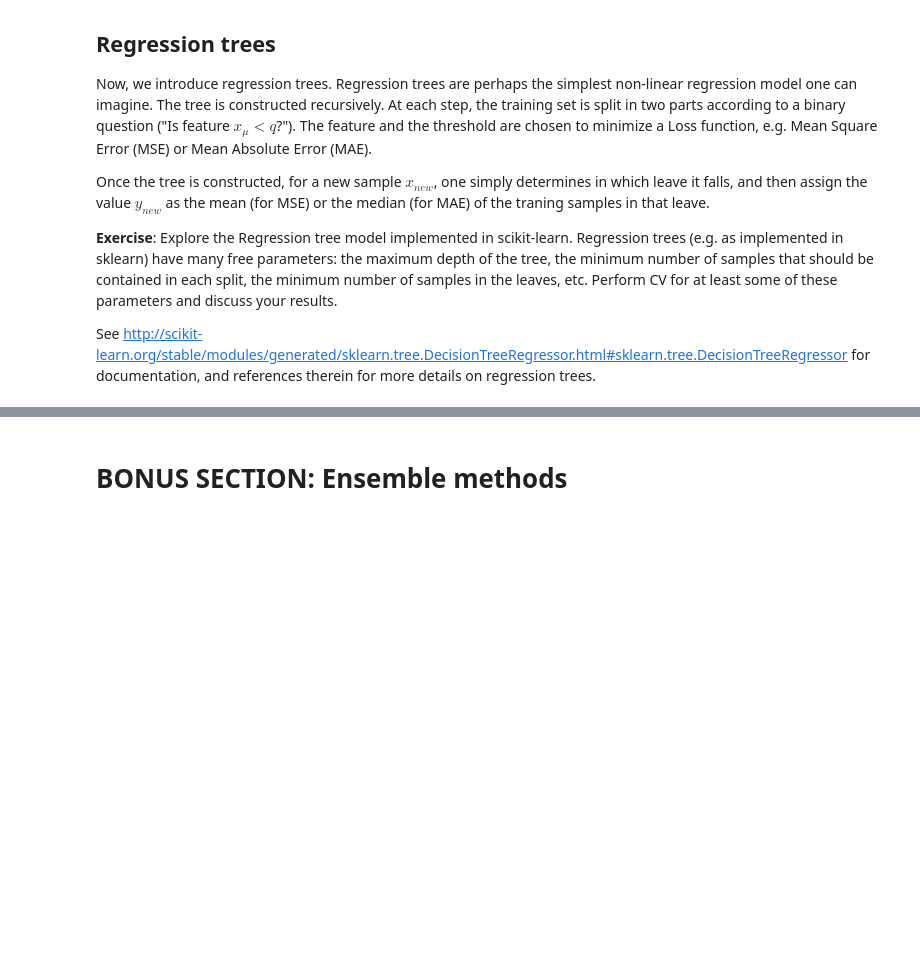
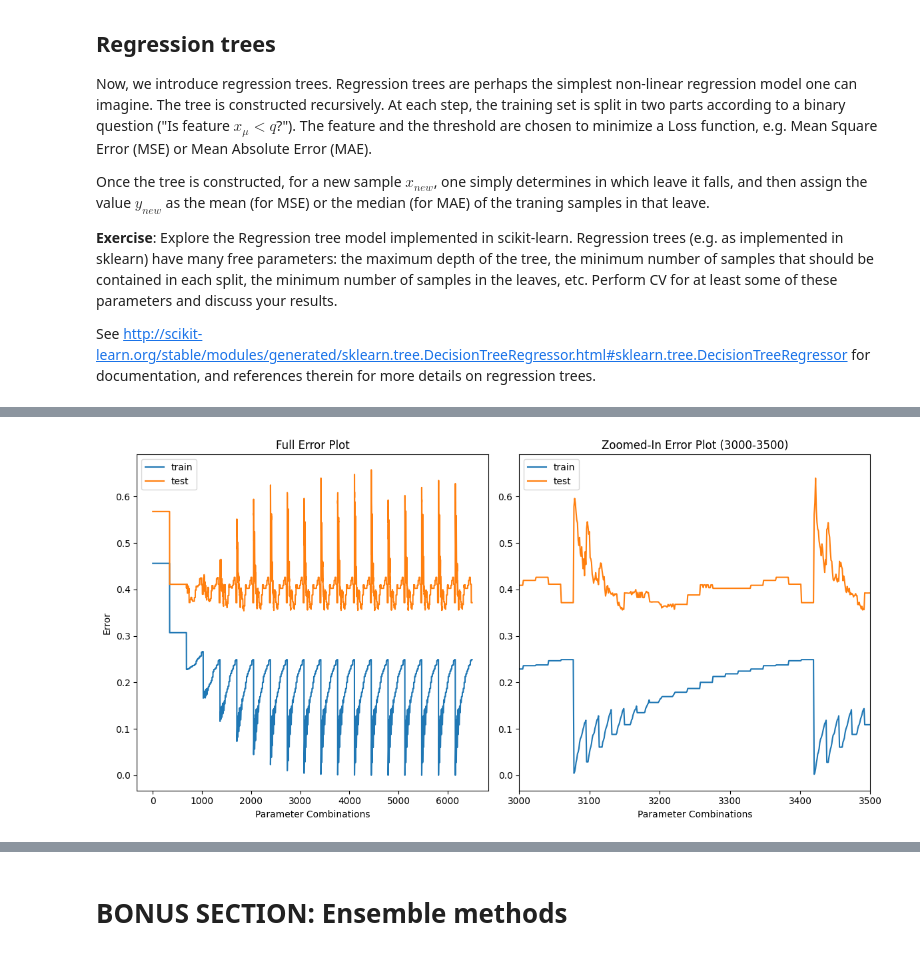
Before and after one commit to filippoquadri/FundamentalLearningEPFL, a Jupyter notebook: TP4/TP4_quadri.ipynb, the cells around one changed output, grey strips where cells are left out. Drawn from its saved outputs; the diff is of its cells as text; code cells hidden in the pictures; blank space fills up the shorter version.

```diff
--- a/TP4/TP4_quadri.ipynb
+++ b/TP4/TP4_quadri.ipynb
@@ -581,16 +581,15 @@ from sklearn.model_selection import GridSearchCV
 
 # Set up the Tree
 parameters = [{"max_depth": np.arange(1, 20), "min_samples_split": np.arange(2, 20), "min_samples_leaf": np.arange(1, 20)}]
-clf = GridSearchCV(DecisionTreeRegressor(), parameters)
+clf = GridSearchCV(DecisionTreeRegressor(), parameters, return_train_score=True)
 clf.fit(X_train, y_train)
 
 # Print results
 print(clf.best_params_)
-# print(clf.cv_results_["mean_test_score"])
 
 train_error = 1. - clf.score(X_train, y_train)
 test_error = 1. - clf.score(X_test, y_test)
 
-print(f"train/test error: {train_error:.4f}/{test_error:.4f}")
+print(f"\ntrain/test error: {train_error:.4f}/{test_error:.4f}")
 # %% [output]
 {'max_depth': np.int64(6), 'min_samples_leaf': np.int64(8), 'min_samples_split': np.int64(19)}
@@ -597 +597,26 @@ print(f"train/test error: {train_error:.4f}/{test_error:.4f}")
 train/test error: 0.1769/0.2603
+# %%
+# Create a figure and two subplots side by side
+fig, (ax1, ax2) = plt.subplots(1, 2, figsize=(12, 6))
+
+# Plot the overall train and test errors on the first subplot
+ax1.plot(1 - clf.cv_results_["mean_train_score"], label="train")
+ax1.plot(1 - clf.cv_results_["mean_test_score"], label="test")
+ax1.legend()
+ax1.set_title('Full Error Plot')
+ax1.set_xlabel('Parameter Combinations')
+ax1.set_ylabel('Error')
+
+# Plot the zoomed-in section on the second subplot
+ax2.plot(1 - clf.cv_results_["mean_train_score"], label="train")
+ax2.plot(1 - clf.cv_results_["mean_test_score"], label="test")
+ax2.legend()
+ax2.set_title('Zoomed-In Error Plot (3000-3500)')
+ax2.set_xlim(3000, 3500)
+ax2.set_xlabel('Parameter Combinations')
+
+# Display the plots side by side
+plt.tight_layout()
+plt.show()
+# %% [output]
+[figure, added]
```
Also changed, not shown: parts of 1 cell of this notebook.
